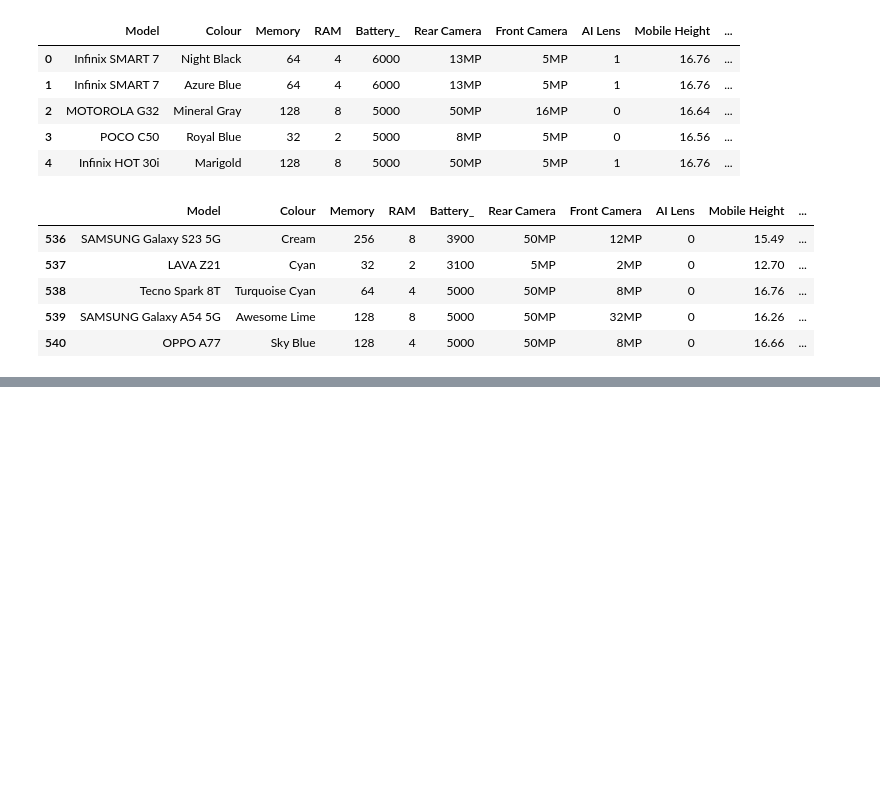
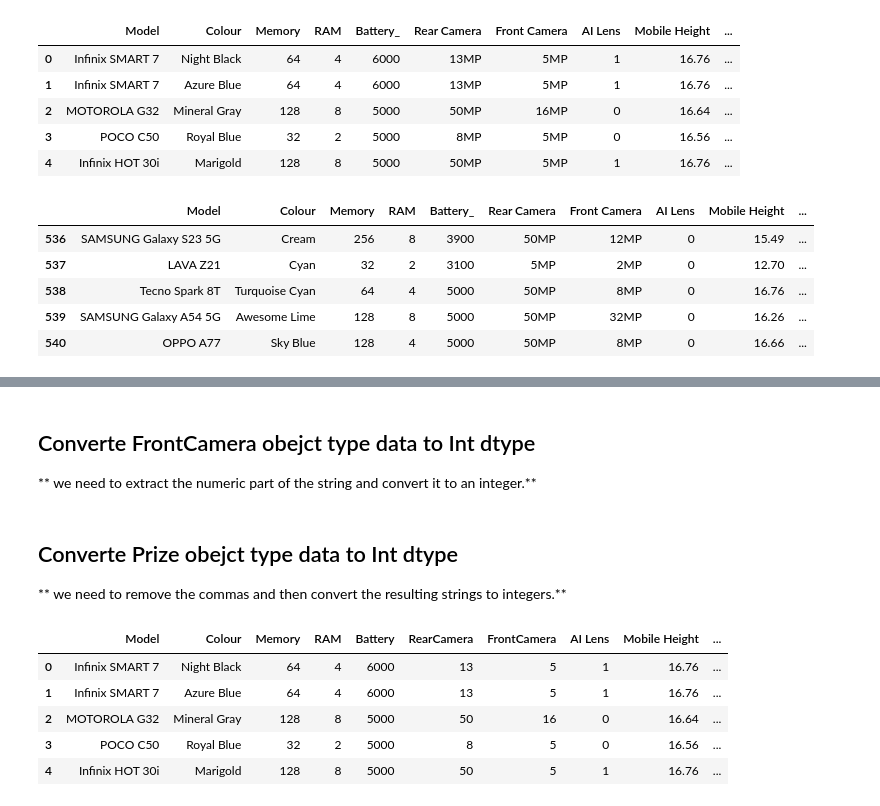
Before and after one commit to santoshdhalwalkar/MobilePhones, a Jupyter notebook: PricePredictionforMobilePhones.ipynb, the cells around one changed output, grey strips where cells are left out. Drawn from its saved outputs; the diff is of its cells as text; code cells hidden in the pictures; blank space fills up the shorter version.

```diff
--- a/PricePredictionforMobilePhones.ipynb
+++ b/PricePredictionforMobilePhones.ipynb
@@ -62,0 +173,3 @@ df.tail()
+# %% [markdown]
+## Converte FrontCamera obejct type data to Int dtype
+** we need to  extract the numeric part of the string and convert it to an integer.**
@@ -62,0 +178,3 @@ df.tail()
+# %% [markdown]
+## Converte Prize obejct type data to Int dtype
+** we need to remove the commas and then convert the resulting strings to integers.**
@@ -62,0 +183,9 @@ df.tail()
+# %%
+df.head()
+# %% [output]
+|  | Model | Colour | Memory | RAM | Battery | RearCamera | FrontCamera | AI Lens | Mobile Height | ... |
+| 0 | Infinix SMART 7 | Night Black | 64 | 4 | 6000 | 13 | 5 | 1 | 16.76 | ... |
+| 1 | Infinix SMART 7 | Azure Blue | 64 | 4 | 6000 | 13 | 5 | 1 | 16.76 | ... |
+| 2 | MOTOROLA G32 | Mineral Gray | 128 | 8 | 5000 | 50 | 16 | 0 | 16.64 | ... |
+| 3 | POCO C50 | Royal Blue | 32 | 2 | 5000 | 8 | 5 | 0 | 16.56 | ... |
+| 4 | Infinix HOT 30i | Marigold | 128 | 8 | 5000 | 50 | 5 | 1 | 16.76 | ... |
```
Also changed, not shown: parts of 18 cells of this notebook.
